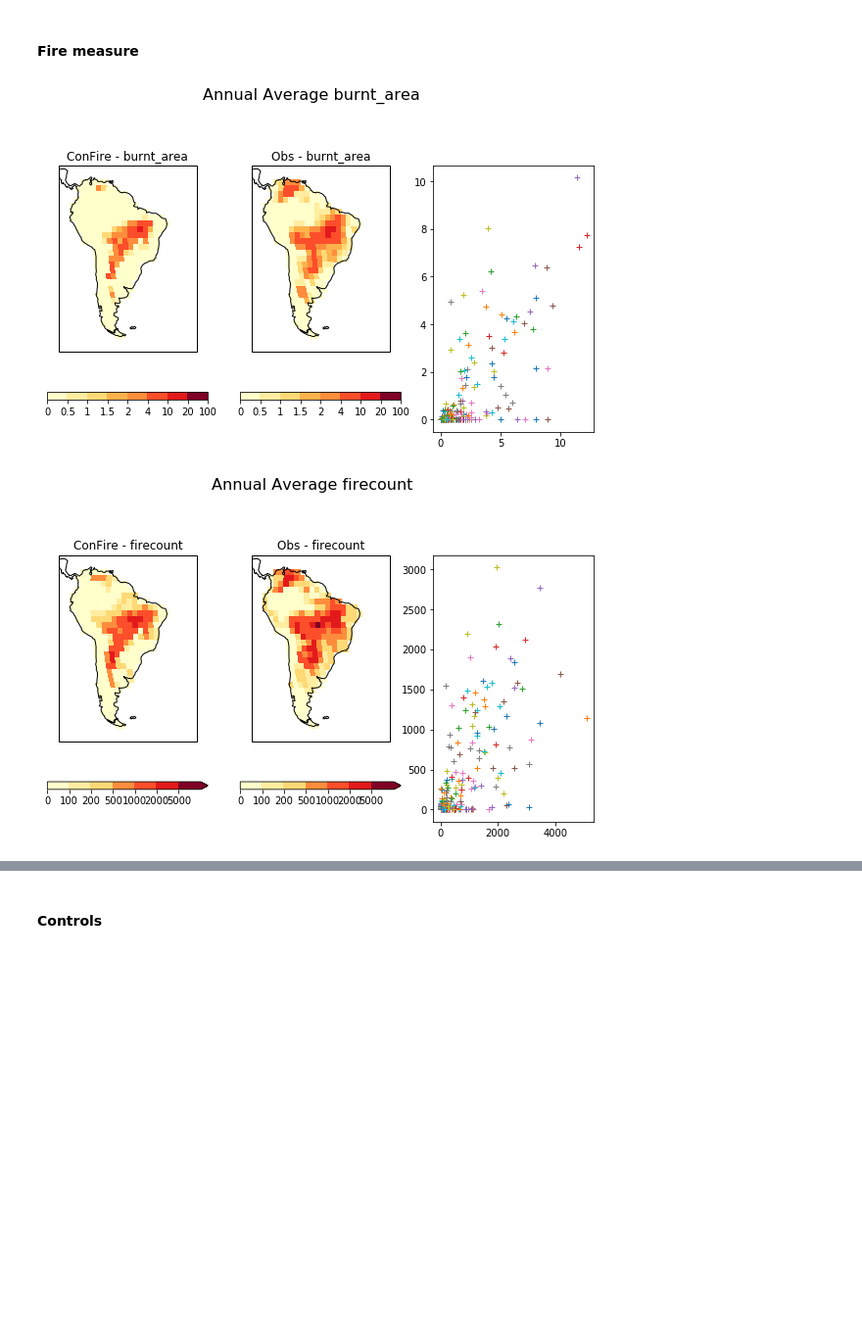
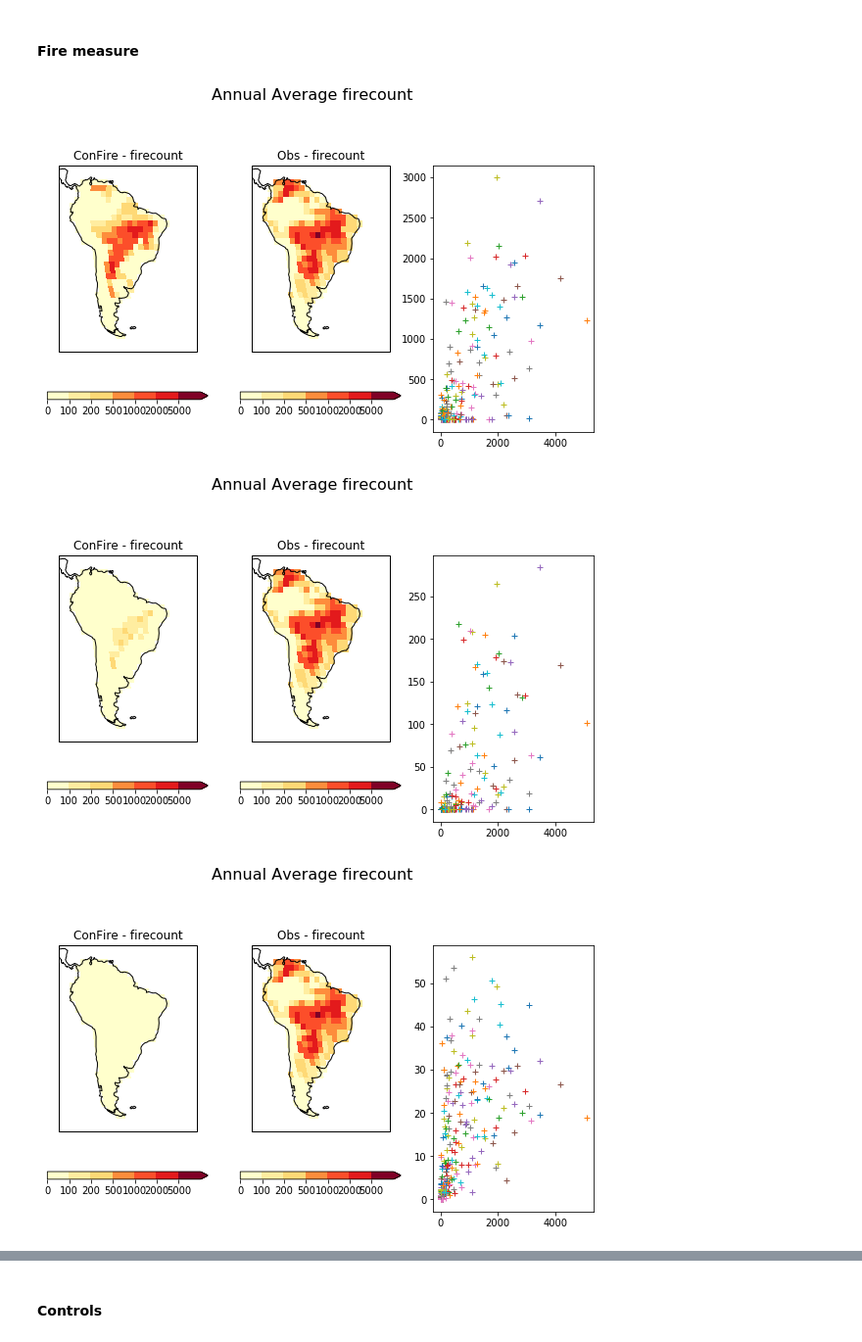
Before and after one commit to douglask3/amazon_fires, a Jupyter notebook: optimise_run_model/make_model_output.ipynb, the cells around one changed output, grey strips where cells are left out. Shown at 98% size. Cells and saved outputs as stored; diff of their text form; code cells hidden in the pictures; blank space fills up the shorter version.

Commit message:
using different error terms (tunctated normal, skew normal, lognormal) and resampling (which is still running)

```diff
--- a/optimise_run_model/make_model_output.ipynb
+++ b/optimise_run_model/make_model_output.ipynb
@@ -98,10 +99,13 @@ files = {'soilwMax'           : 'vegetation/MaxOverMean_soilw.0-10cm.gauss.2000-
          'burnt_area'         : 'burnt_area-GFED4s_2.5degree_2001-2016.nc',
          'firecount'          : 'fire_counts/firecount_TERRA_M__T.nc'}
 # %%
-param_files  = ['../outputs/params-test_errors_TNorm-burnt_area.csv', '../outputs/params-test_errors_TNorm-firecount.csv']
-exponates    = [False, True]
-variables    = ["burnt_area", "firecount"]
-title_output = 'constant_post_2018_2'
+param_files  = '../outputs/params-test_errors-'
+exponates    = [True, True, True]
+variables    = ["firecount", "firecount", "firecount"]
+errorDists     = ['Tnorm', 'Snorm', 'Lnorm']
+title_output = 'constant_post_2018'
+
+param_outpath = '../outputs/params-test_errors-'
 
 fire_Season = [7, 8]
 
@@ -121,7 +125,7 @@ for key, file in files.items():
     data = iris.load_cube(dir + file)
     input_data[key] = data
 
-
+param_files = [param_files +  d + '-' + v + '.csv' for d, v in zip(errorDists, variables)]
 params = [pd.read_csv(param_file) for param_file in param_files]
 #for param in params: print(param.head())
 # %% [markdown]
@@ -240,6 +258,10 @@ class ConFIRE(object):
                                                  -self.params['suppression_k'])
 
         self.error = self.params['sigma']
+        try:
+            self.alpha_skew = self.params['alpha_skew']
+        except:
+            pass
 
         ## if the inputs are iris cubes, we can add some useful metadata
         try:
@@ -428,38 +450,40 @@ def plot_model_burnt_area(model, variable, level, scale, mnths = None, nmth_ys =
     if figsize is not None: plt.figure(figsize = figsize)
     if mnths is None: mnths = np.arange(0, 12*15)
 
     sim = model.burnt_area[mnths].collapsed('time', iris.analysis.MEAN)
 
     sim.long_name = "ConFire - " + variable
     sim.data = sim.data * nmth_ys * scale
 
     plot_lonely_cube(sim, N, M, n + 1, levels = level, cmap = "brewer_YlOrRd_09", *args, **kw)
 
     #gfed = iris.load_cube('../outputs/amazon_region/burnt_area-GFED4s_2.5degree_2000-2016.nc')
     obs = input_data[variable][mnths].collapsed('time', iris.analysis.MEAN)*nmth_ys * scale
     obs.long_name = "Obs - " + variable
     plot_lonely_cube(obs, N, M, n + 2, levels = level, cmap = "brewer_YlOrRd_09", *args, **kw)
 
     if addScatter:
         plt.subplot(N, M, n + 3)
         plt.plot(obs.data, sim.data, '+')
     plt.subplots_adjust(top=0.88)
     plt.suptitle(Title + variable, fontsize=16)
     plt.subplots_adjust(top=0.88)
 
     if fig:
         plt.savefig(dir_fig + variable + '.png')
 
-levels_var = [[0, 0.5, 1, 1.5, 2, 4, 10, 20, 100], [0, 100, 200, 500, 1000, 2000, 5000]]
-scales = [100, 1]
+levels_var = [[0, 100, 200, 500, 1000, 2000, 5000], [0, 100, 200, 500, 1000, 2000, 5000], [0, 100, 200, 500, 1000, 2000, 5000]]
+scales = [1, 1, 1]
+
 def plot_fire_month(*args, **kw):
-    for model, variable, level, scale, ex in zip(models, variables, levels_var, scales, ["neither", "max"]):
+    for model, variable, level, scale, ex in zip(models, variables, levels_var, scales, ["max", "max", "max"]):
         plot_model_burnt_area(model, variable, level, scale, extend = ex, *args, **kw)
 
 plot_fire_month(addScatter = True)
 # %% [output]
-[figure, old version]
+[figure, new version]
-[figure, old version]
+[figure, new version]
+[figure, added]
 # %%
 fire_Season = np.array([6,7,8])
 fire_Seasons = np.array([fire_Season + yr*12 for yr in range(0, 19)])
```
Also changed, not shown: parts of 16 cells of this notebook, 1 other file.
